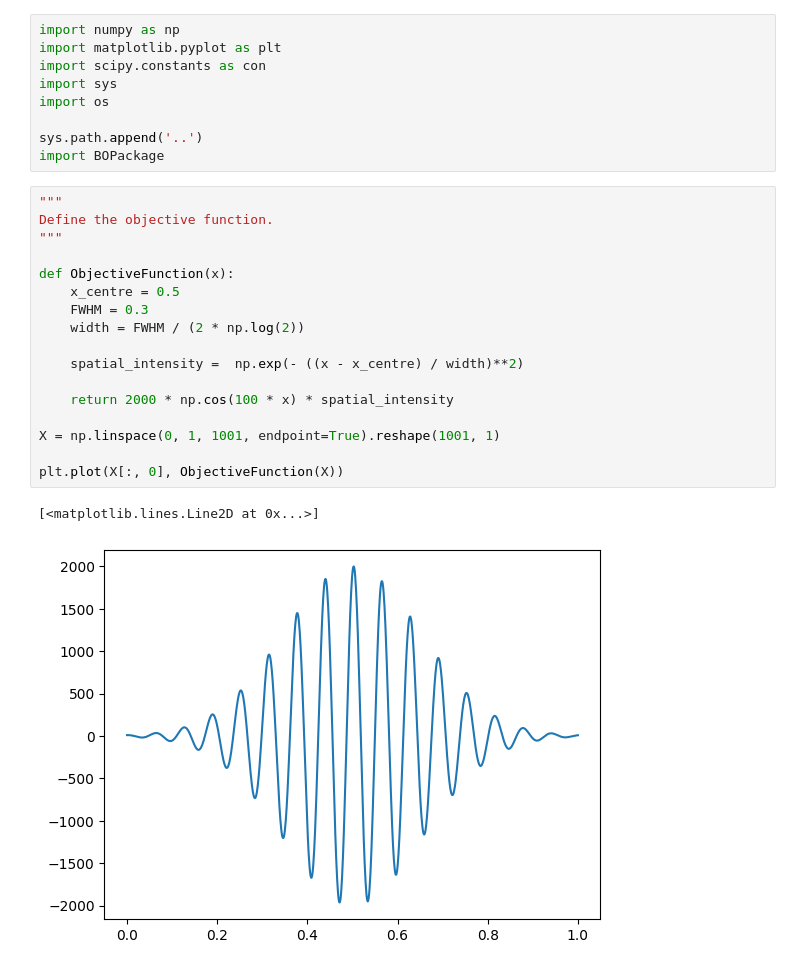
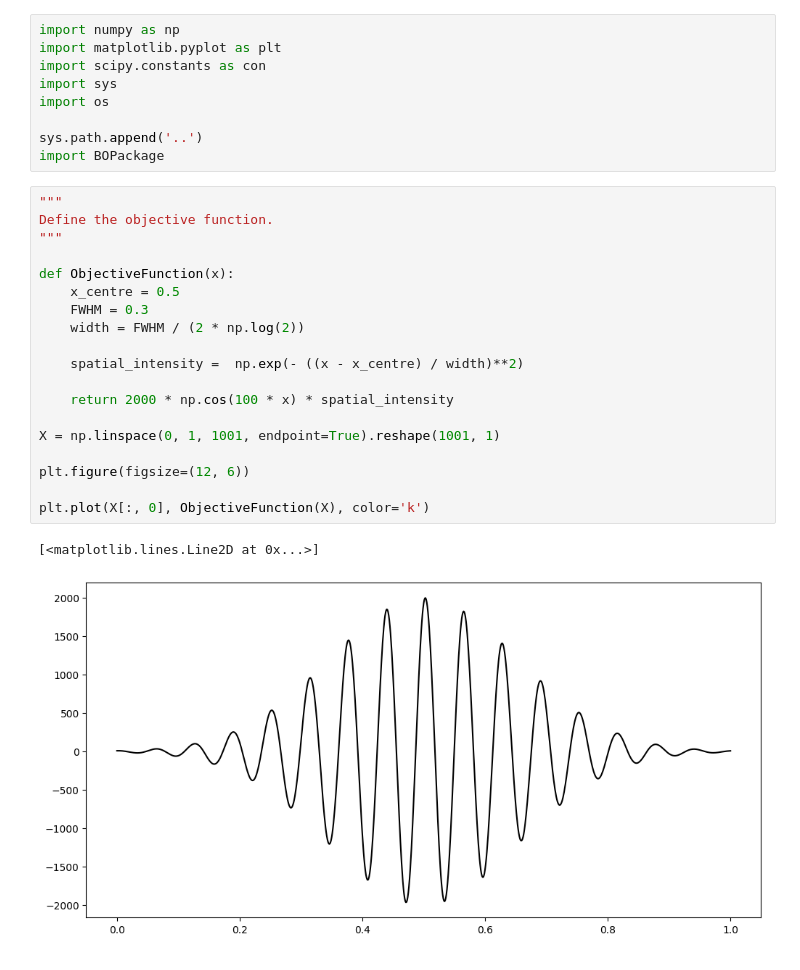
Before and after one commit to Jor-Lee/Bayesian, a Jupyter notebook: Examples/1D_example.ipynb, the cells around one changed output. Saved outputs shown, nothing was run; the diff lists cells and outputs as text.

```diff
--- a/Examples/1D_example.ipynb
+++ b/Examples/1D_example.ipynb
@@ -12,23 +12,25 @@ import BOPackage
 # %%
 """
 Define the objective function.
 """
 
 def ObjectiveFunction(x):
     x_centre = 0.5
     FWHM = 0.3
     width = FWHM / (2 * np.log(2))
 
     spatial_intensity =  np.exp(- ((x - x_centre) / width)**2)
 
     return 2000 * np.cos(100 * x) * spatial_intensity
 
 X = np.linspace(0, 1, 1001, endpoint=True).reshape(1001, 1)
 
-plt.plot(X[:, 0], ObjectiveFunction(X))
+plt.figure(figsize=(12, 6))
+
+plt.plot(X[:, 0], ObjectiveFunction(X), color='k')
 # %% [output]
 [<matplotlib.lines.Line2D at 0x...>]
-[figure, old version]
+[figure, new version]
 # %%
 """
 Configure the optimiser.
```
Also changed, not shown: parts of 14 cells of this notebook, 7 other files.
